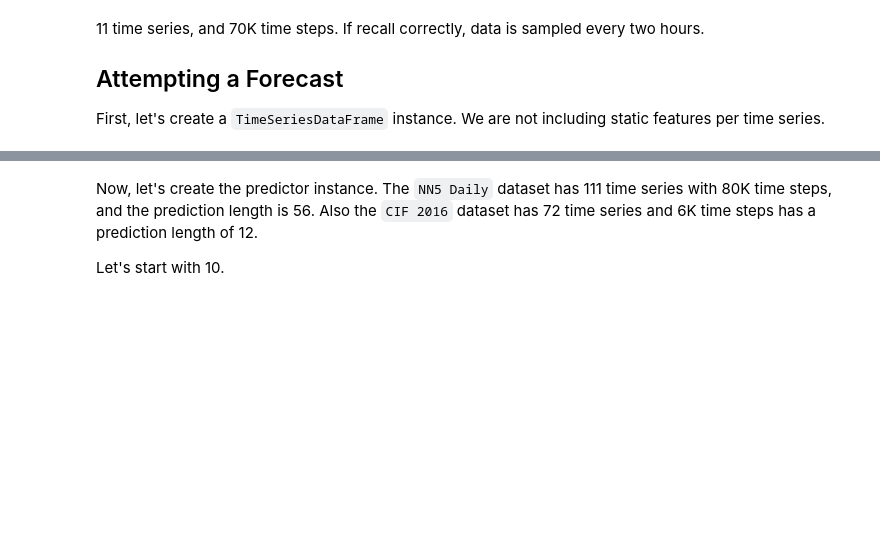
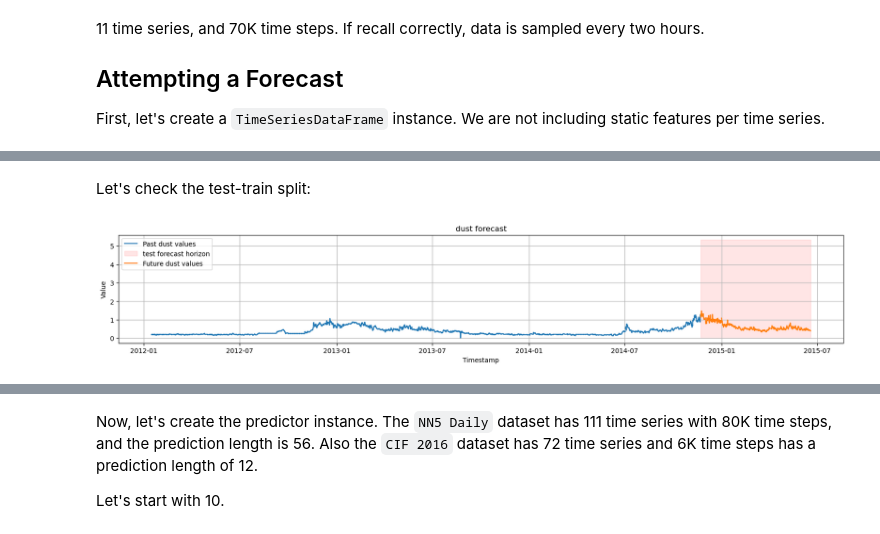
Before and after one commit to amelBennaceur/OpenMarsML, a Jupyter notebook: dust_forecast/ipynb/forecastin_dust.ipynb, the cells around one changed output, grey strips where cells are left out. Cells and saved outputs as stored; diff of their text form; code cells hidden in the pictures; blank space fills up the shorter version.

```diff
--- a/dust_forecast/ipynb/forecastin_dust.ipynb
+++ b/dust_forecast/ipynb/forecastin_dust.ipynb
@@ -128,0 +126,16 @@ training_time_series
+# %% [markdown]
+Let's check the test-train split:
+# %%
+from plot_utils import plot_forecast
+
+TIME_SERIES_ID: str = "dust"
+
+plot_forecast(
+    input_dataframe=training_time_series,
+    expected_dataframe=testing_time_series,
+    time_series_id=TIME_SERIES_ID,
+    prediction_length=PREDICTION_LENGTH,
+    training_values=PREDICTION_LENGTH*5
+)
+# %% [output]
+[figure, added]
```
Also changed, not shown: parts of 9 cells of this notebook, 1 other file.
